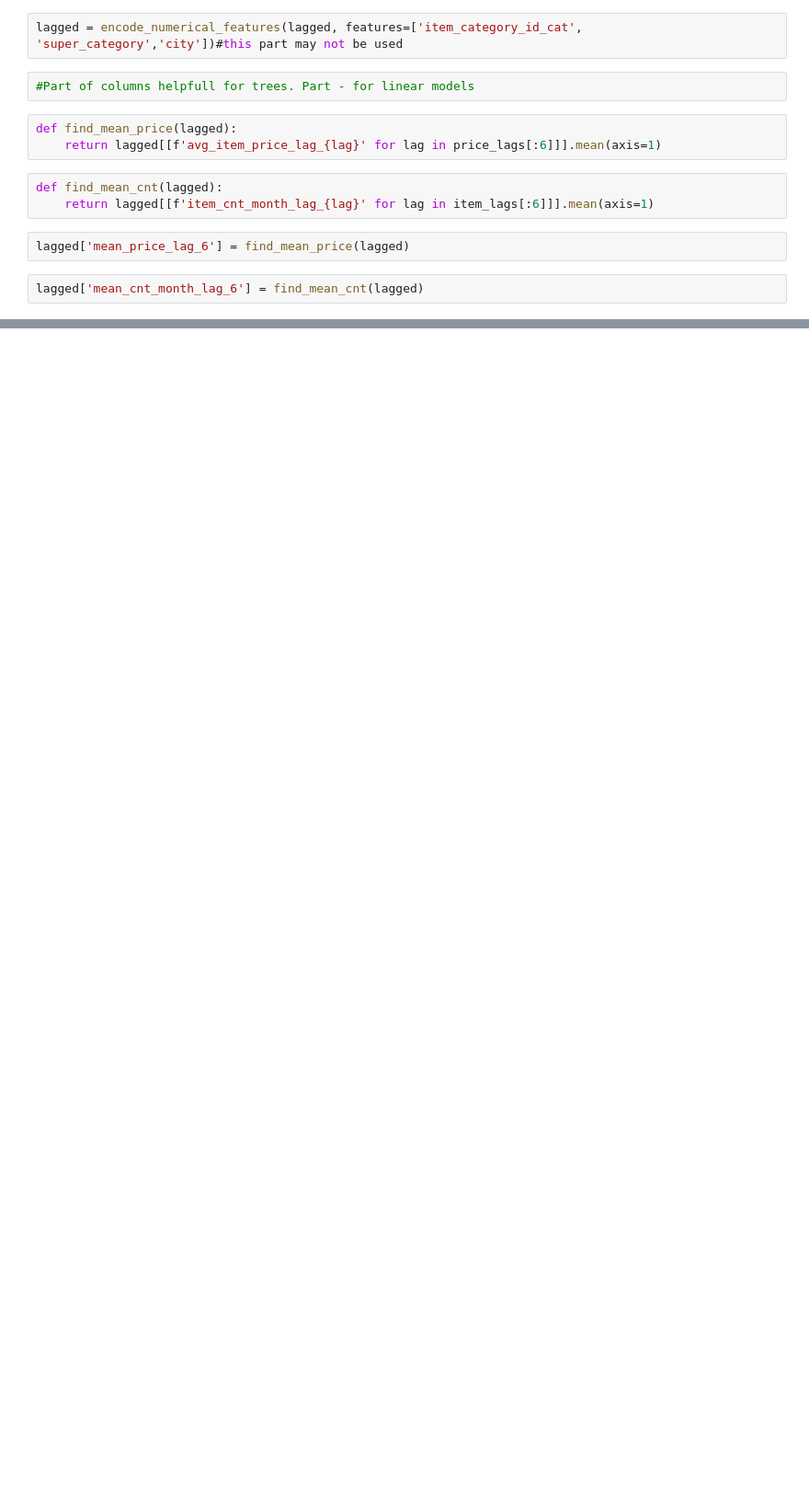
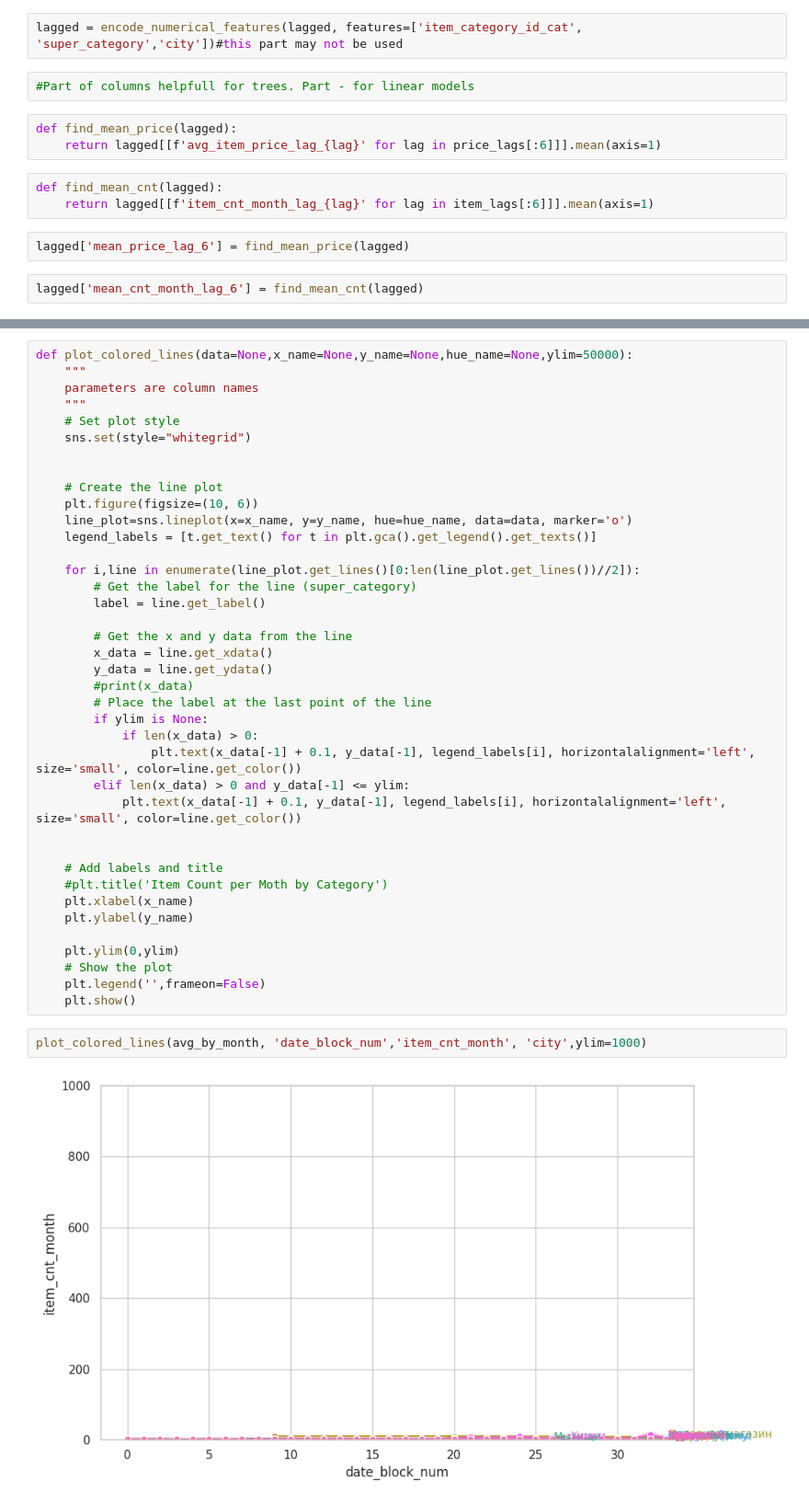
Before and after one commit to valera2444/FutureSalesPrediction, a Jupyter notebook: EDA/EDA_pipeline.ipynb, the cells around one changed output, grey strips where cells are left out. Shown: that part at 92% size. Cells and saved outputs as stored; diff of their text form; blank space fills up the shorter version.

```diff
--- a/EDA/EDA_pipeline.ipynb
+++ b/EDA/EDA_pipeline.ipynb
@@ -203,0 +267,43 @@ lagged['mean_cnt_month_lag_6'] = find_mean_cnt(lagged)
+# %%
+def plot_colored_lines(data=None,x_name=None,y_name=None,hue_name=None,ylim=50000):
+    """
+    parameters are column names
+    """
+    # Set plot style
+    sns.set(style="whitegrid")
+
+
+    # Create the line plot
+    plt.figure(figsize=(10, 6))
+    line_plot=sns.lineplot(x=x_name, y=y_name, hue=hue_name, data=data, marker='o')
+    legend_labels = [t.get_text() for t in plt.gca().get_legend().get_texts()]
+
+    for i,line in enumerate(line_plot.get_lines()[0:len(line_plot.get_lines())//2]):
+        # Get the label for the line (super_category)
+        label = line.get_label()
+
+        # Get the x and y data from the line
+        x_data = line.get_xdata()
+        y_data = line.get_ydata()
+        #print(x_data)
+        # Place the label at the last point of the line
+        if ylim is None:
+            if len(x_data) > 0:
+                plt.text(x_data[-1] + 0.1, y_data[-1], legend_labels[i], horizontalalignment='left', size='small', color=line.get_color())
+        elif len(x_data) > 0 and y_data[-1] <= ylim:
+            plt.text(x_data[-1] + 0.1, y_data[-1], legend_labels[i], horizontalalignment='left', size='small', color=line.get_color())
+
+
+    # Add labels and title
+    #plt.title('Item Count per Moth by Category')
+    plt.xlabel(x_name)
+    plt.ylabel(y_name)
+
+    plt.ylim(0,ylim)
+    # Show the plot
+    plt.legend('',frameon=False)
+    plt.show()
+# %%
+plot_colored_lines(avg_by_month, 'date_block_num','item_cnt_month', 'city',ylim=1000)
+# %% [output]
+[figure, added]
```
Also changed, not shown: parts of 68 cells of this notebook.
